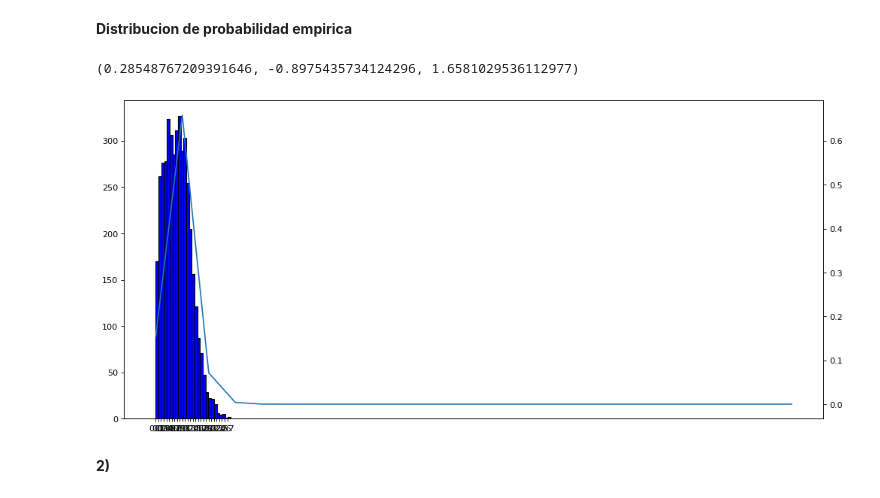
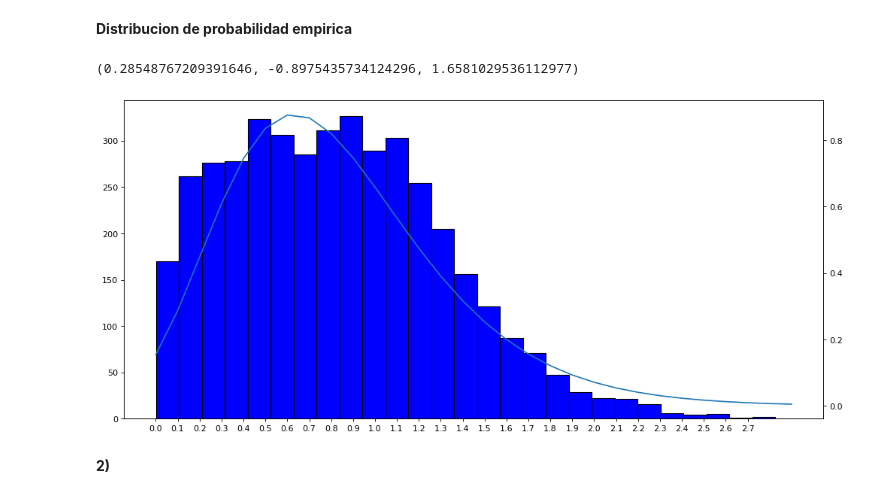
Before and after one commit to Spun1/INFO-274, a Jupyter notebook: PROYECTO/ProyectoUnidad1.ipynb, the cells around one changed output. Drawn from its saved outputs; the diff is of its cells as text; code cells hidden in the pictures.

```diff
--- a/PROYECTO/ProyectoUnidad1.ipynb
+++ b/PROYECTO/ProyectoUnidad1.ipynb
@@ -310,22 +310,22 @@ Podemos ver que este histograma se parece a la distribucion lognormal. por lo cu
 # %%
 ## ajuste de distribución LogNormal considerando Estimadores de MV
 fig, ax = plt.subplots(1, 1,figsize=(15, 7), dpi=80)
 
 ax.hist(datos, color = 'blue',edgecolor='black', bins=(int(2.8/0.1)))
 ax2 = ax.twinx()
 args_temp = scipy.stats.lognorm.fit(datos)
 print(args)
-vec = list(range(25))
+vec = np.arange(0, 3, 0.1)
 
 pvec = []
 for i in vec:
     pvec.append(scipy.stats.lognorm.pdf(x=i,s=args_temp[0],scale=args_temp[2],loc=args_temp[1]))
 ax2.plot(vec,pvec)
 plt.xticks(np.arange(0, 2.8, 0.1))
 plt.draw()
 # %% [output]
 (0.28548767209391646, -0.8975435734124296, 1.6581029536112977)
-[figure, old version]
+[figure, new version]
 # %% [markdown]
 **2)**
 # %% [markdown]
```
